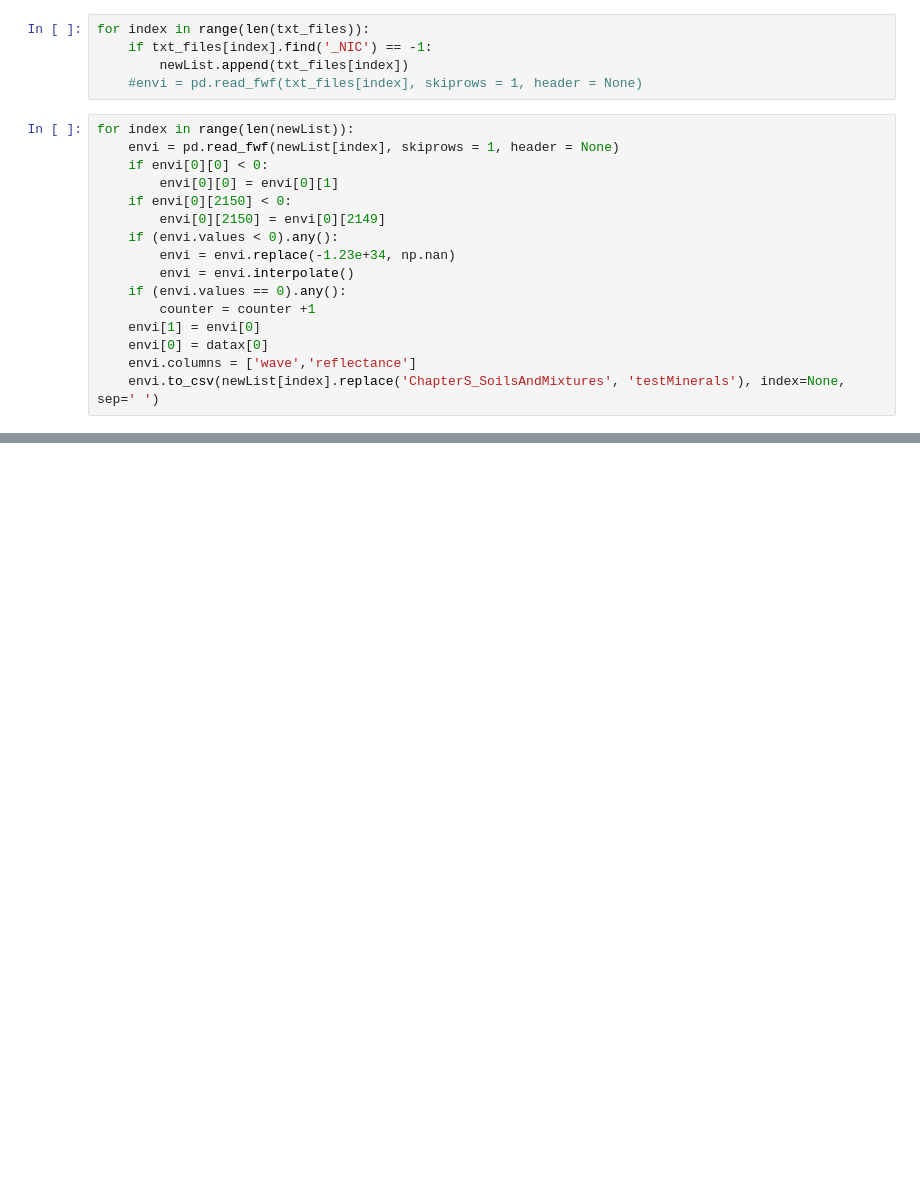
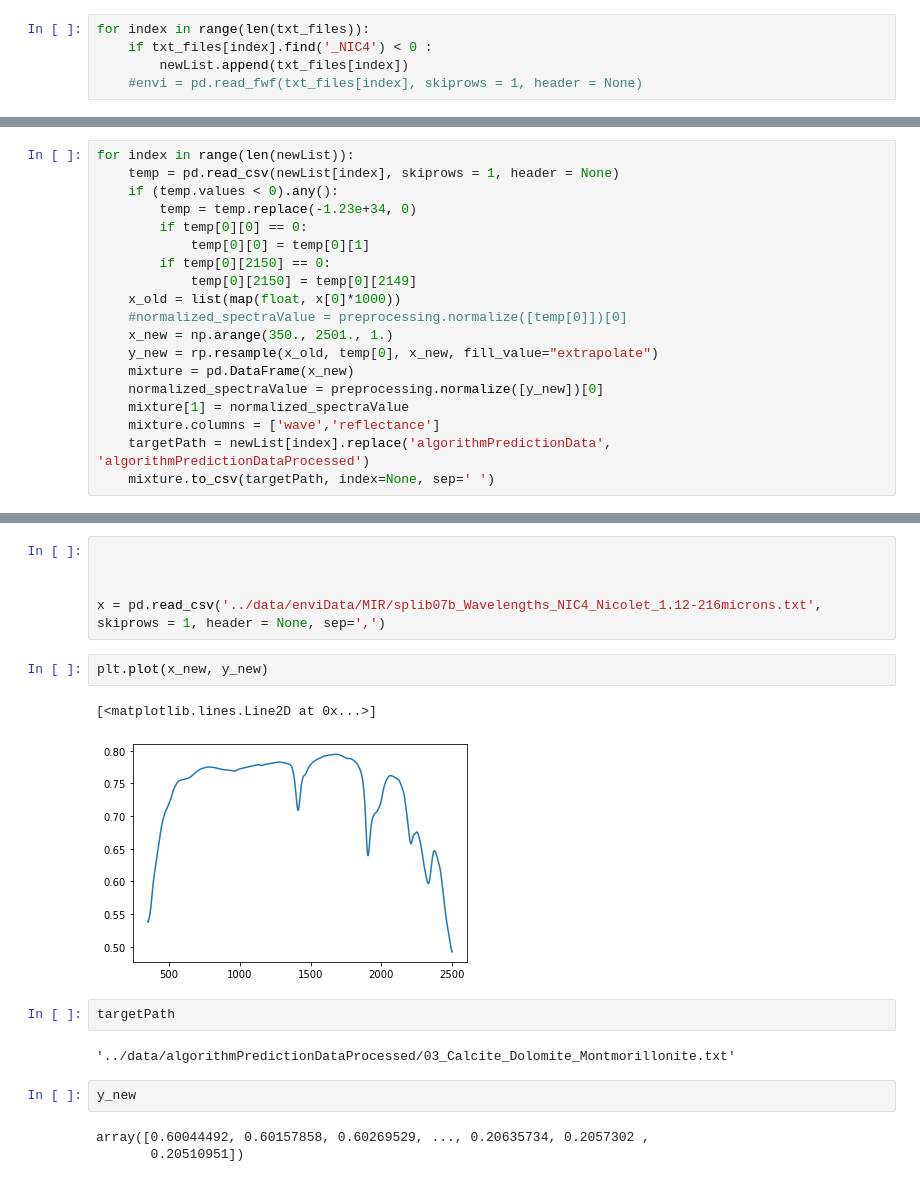
Before and after one commit to ankitkumar9018/Mineral-Prediction-Using-Hyperspectral-Data, a Jupyter notebook: data_preparation_for_envi-mixtures.ipynb, the cells around one changed output, grey strips where cells are left out. Cells and saved outputs as stored; diff of their text form; blank space fills up the shorter version.

```diff
--- a/data_preparation_for_envi-mixtures.ipynb
+++ b/data_preparation_for_envi-mixtures.ipynb
@@ -14,22 +27,6 @@ newList = []
 counter = 0
 # %%
 for index in range(len(txt_files)):
-    if txt_files[index].find('_NIC') == -1:
+    if txt_files[index].find('_NIC4') < 0 :
         newList.append(txt_files[index])
     #envi = pd.read_fwf(txt_files[index], skiprows = 1, header = None)
-# %%
-for index in range(len(newList)):
-    envi = pd.read_fwf(newList[index], skiprows = 1, header = None)
-    if envi[0][0] < 0:
-        envi[0][0] = envi[0][1]
-    if envi[0][2150] < 0:
-        envi[0][2150] = envi[0][2149]
-    if (envi.values < 0).any():
-        envi = envi.replace(-1.23e+34, np.nan)
-        envi = envi.interpolate()
-    if (envi.values == 0).any():
-        counter = counter +1
-    envi[1] = envi[0]
-    envi[0] = datax[0]
-    envi.columns = ['wave','reflectance']
-    envi.to_csv(newList[index].replace('ChapterS_SoilsAndMixtures', 'testMinerals'), index=None, sep=' ')
@@ -65,0 +33,19 @@ counter
+# %%
+for index in range(len(newList)):
+    temp = pd.read_csv(newList[index], skiprows = 1, header = None)
+    if (temp.values < 0).any():
+        temp = temp.replace(-1.23e+34, 0)
+        if temp[0][0] == 0:
+            temp[0][0] = temp[0][1]
+        if temp[0][2150] == 0:
+            temp[0][2150] = temp[0][2149]
+    x_old = list(map(float, x[0]*1000))
+    #normalized_spectraValue = preprocessing.normalize([temp[0]])[0]
+    x_new = np.arange(350., 2501., 1.)
+    y_new = rp.resample(x_old, temp[0], x_new, fill_value="extrapolate")
+    mixture = pd.DataFrame(x_new)
+    normalized_spectraValue = preprocessing.normalize([y_new])[0]
+    mixture[1] = normalized_spectraValue
+    mixture.columns = ['wave','reflectance']
+    targetPath = newList[index].replace('algorithmPredictionData', 'algorithmPredictionDataProcessed')
+    mixture.to_csv(targetPath, index=None, sep=' ')
@@ -66 +68,20 @@ counter
+# %%
+
+
+
+x = pd.read_csv('../data/enviData/MIR/splib07b_Wavelengths_NIC4_Nicolet_1.12-216microns.txt', skiprows = 1, header = None, sep=',')
+# %%
+plt.plot(x_new, y_new)
+# %% [output]
+[<matplotlib.lines.Line2D at 0x...>]
+[figure, added]
+# %%
+targetPath
+# %% [output]
+'../data/algorithmPredictionDataProcessed/03_Calcite_Dolomite_Montmorillonite.txt'
+# %%
+y_new
+# %% [output]
+array([0.60044492, 0.60157858, 0.60269529, ..., 0.20635734, 0.2057302 ,
+       0.20510951])
 # %%
```
Also changed, not shown: parts of 19 cells of this notebook, 2 other files.
